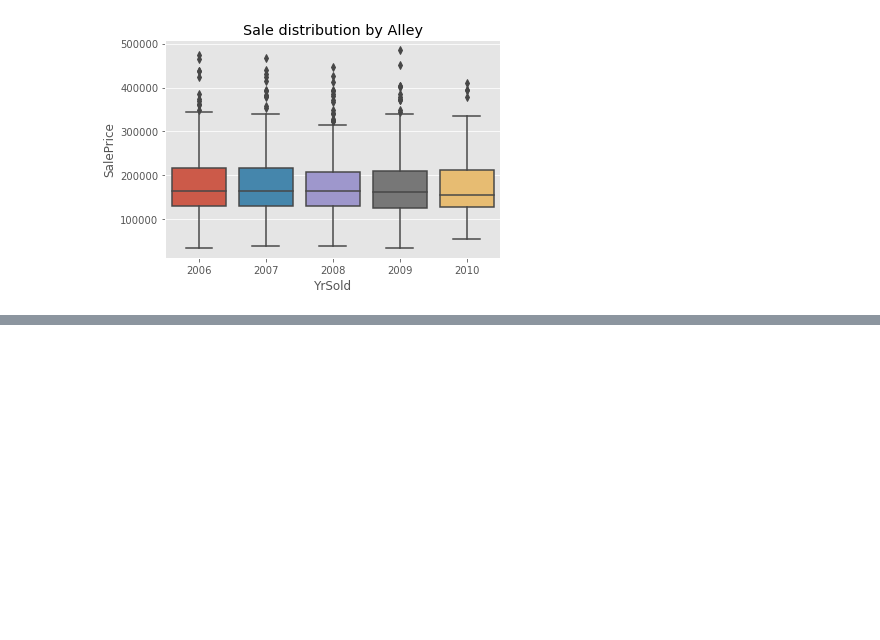
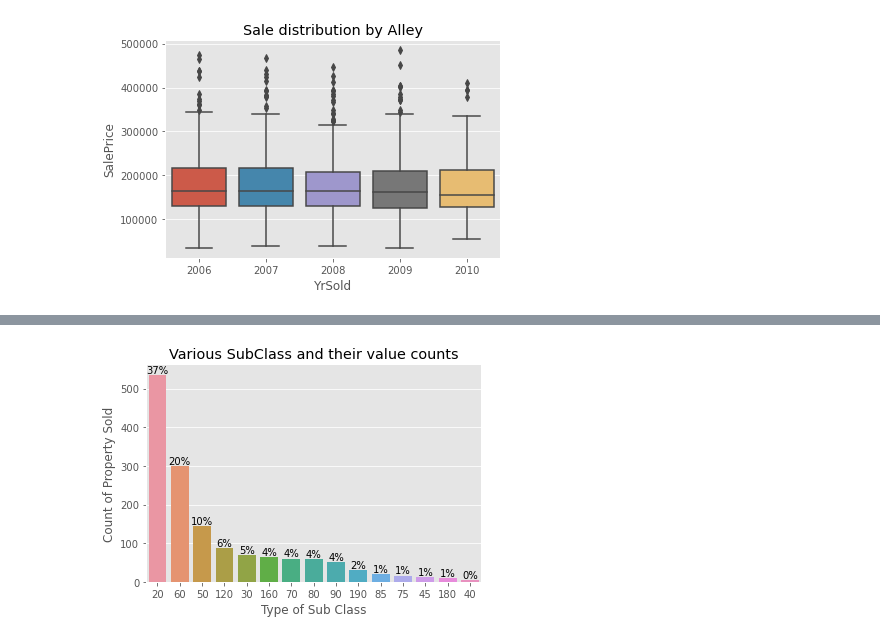
Before and after one commit to Yichen575/kaggle-projects, a Jupyter notebook: house-prices-advanced-regression-techniques/Analysis.ipynb, the cells around one changed output, grey strips where cells are left out. Drawn from its saved outputs; the diff is of its cells as text; code cells hidden in the pictures; blank space fills up the shorter version.

```diff
--- a/house-prices-advanced-regression-techniques/Analysis.ipynb
+++ b/house-prices-advanced-regression-techniques/Analysis.ipynb
@@ -110,0 +195,25 @@ We can see that the year when the house was sold has little impact on house pric
+# %%
+# plt.figure(figsize=(14,10))
+# Making Custom Color Palette and setting in reverse order
+# green_palette = sns.color_palette('Greens', len(df_subclass_price)*2)[::-1]
+
+# Calculate the count of each category
+category_counts = train['MSSubClass'].value_counts()
+
+# Sort the categories based on their counts in descending order
+sorted_categories = category_counts.sort_values(ascending=False).index
+
+# Plot the countplot with the sorted categories
+ax = sns.countplot(data=train, x='MSSubClass', order=sorted_categories)
+plt.xlabel("Type of Sub Class")
+plt.ylabel("Count of Property Sold")
+plt.title("Various SubClass and their value counts")
+
+# Adding annotations
+for p in ax.patches:
+    ax.annotate(f'{p.get_height()/len(train)*100:,.0f}%', (p.get_x() + p.get_width() / 2, p.get_height()),
+                ha='center', va='center', xytext=(0, 5), textcoords='offset points')
+
+plt.show()
+# %% [output]
+[figure, added]
```
Also changed, not shown: parts of 15 cells of this notebook, 1 other file.
